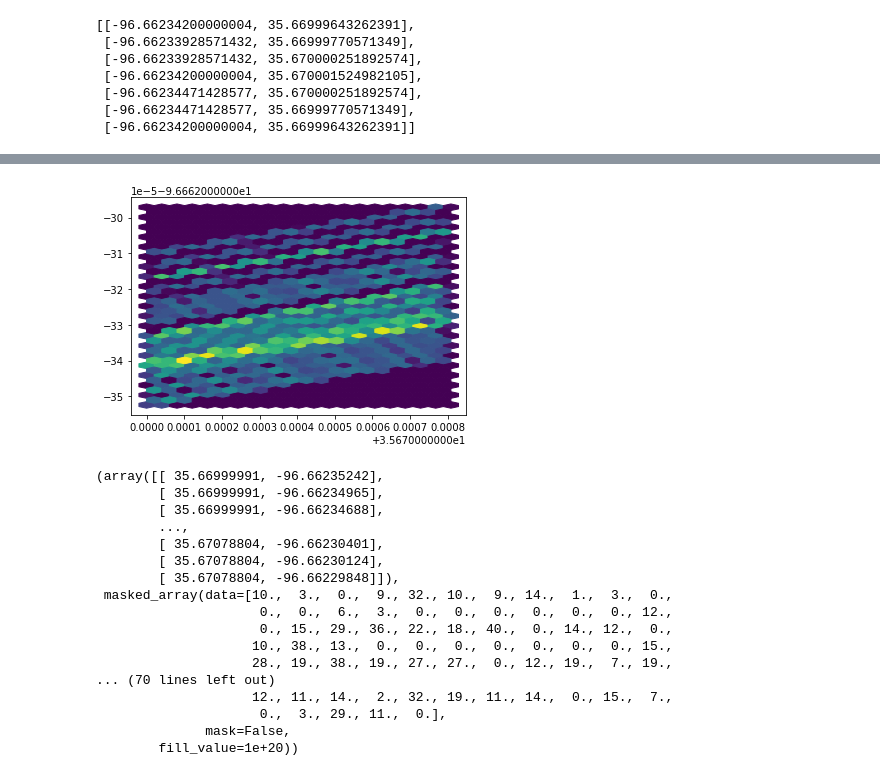
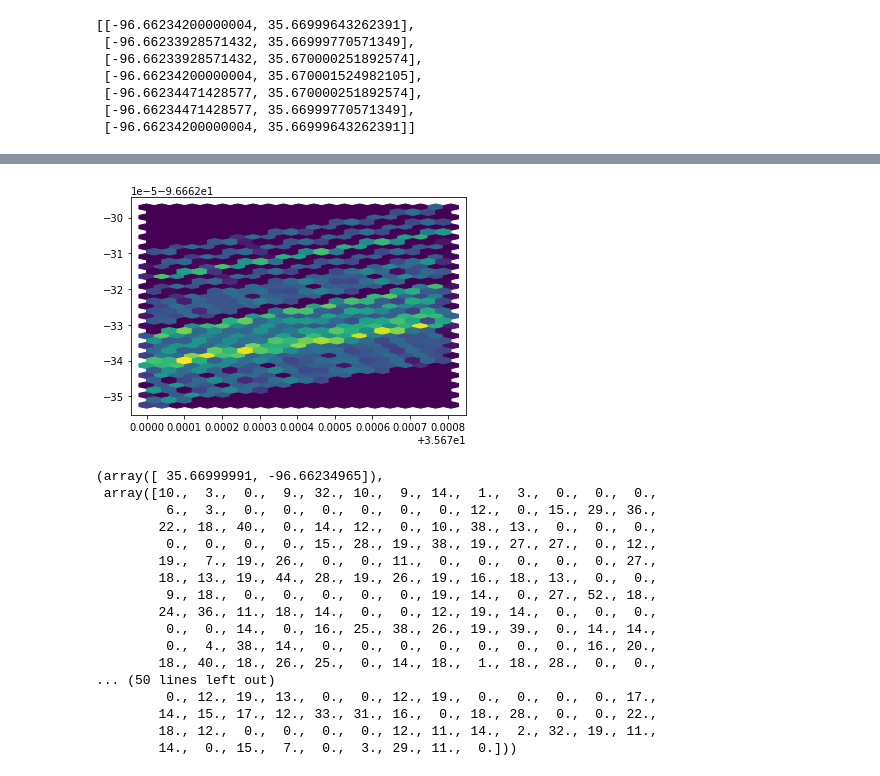
Before and after one commit to ShankarPoudel441/Thesis_Program, a Jupyter notebook: Notebooks/cluster_to_density.ipynb, the cells around one changed output, grey strips where cells are left out. Drawn from its saved outputs; the diff is of its cells as text; code cells hidden in the pictures.

```diff
--- a/Notebooks/cluster_to_density.ipynb
+++ b/Notebooks/cluster_to_density.ipynb
@@ -428,36 +436,36 @@ x, y, color_list, pts_in_hexagon = compute_hexbin(random_x, random_y, gridsize=2
 # %%
 x = full_data_projected["latitude"]
 y = full_data_projected["longitude"]
 
 cmap=plt.cm.Blues
 # grid_x=
 # grid_y=
 collection = plt.hexbin(x, y, bins=None, gridsize=(20,20))
 plt.show()
 # print(collection.properties())
 pts_in_hexagon = collection.get_array()
 # pts_in_hexagon
-collection.get_offsets(),collection.get_array()
+collection.get_offsets()[1],collection.get_array()
 # [collection.get_offsets()[0,0][0], collection.get_offsets()[0,1][0]],[collection.get_offsets()[0,0][1], collection.get_offsets()[0,1][1]]
 # %% [output]
-[figure, old version]
+[figure, new version]
-(array([[ 35.66999991, -96.66235242],
-        [ 35.66999991, -96.66234965],
-        [ 35.66999991, -96.66234688],
-        ...,
-        [ 35.67078804, -96.66230401],
-        [ 35.67078804, -96.66230124],
-        [ 35.67078804, -96.66229848]]),
- masked_array(data=[10.,  3.,  0.,  9., 32., 10.,  9., 14.,  1.,  3.,  0.,
-                     0.,  0.,  6.,  3.,  0.,  0.,  0.,  0.,  0.,  0., 12.,
-                     0., 15., 29., 36., 22., 18., 40.,  0., 14., 12.,  0.,
-                    10., 38., 13.,  0.,  0.,  0.,  0.,  0.,  0.,  0., 15.,
-                    28., 19., 38., 19., 27., 27.,  0., 12., 19.,  7., 19.,
-... (70 lines left out)
-                    12., 11., 14.,  2., 32., 19., 11., 14.,  0., 15.,  7.,
-                     0.,  3., 29., 11.,  0.],
-              mask=False,
-        fill_value=1e+20))
+(array([ 35.66999991, -96.66234965]),
+ array([10.,  3.,  0.,  9., 32., 10.,  9., 14.,  1.,  3.,  0.,  0.,  0.,
+         6.,  3.,  0.,  0.,  0.,  0.,  0.,  0., 12.,  0., 15., 29., 36.,
+        22., 18., 40.,  0., 14., 12.,  0., 10., 38., 13.,  0.,  0.,  0.,
+         0.,  0.,  0.,  0., 15., 28., 19., 38., 19., 27., 27.,  0., 12.,
+        19.,  7., 19., 26.,  0.,  0., 11.,  0.,  0.,  0.,  0.,  0., 27.,
+        18., 13., 19., 44., 28., 19., 26., 19., 16., 18., 13.,  0.,  0.,
+         9., 18.,  0.,  0.,  0.,  0.,  0., 19., 14.,  0., 27., 52., 18.,
+        24., 36., 11., 18., 14.,  0.,  0., 12., 19., 14.,  0.,  0.,  0.,
+         0.,  0., 14.,  0., 16., 25., 38., 26., 19., 39.,  0., 14., 14.,
+         0.,  4., 38., 14.,  0.,  0.,  0.,  0.,  0.,  0.,  0., 16., 20.,
+        18., 40., 18., 26., 25.,  0., 14., 18.,  1., 18., 28.,  0.,  0.,
+... (50 lines left out)
+         0., 12., 19., 13.,  0.,  0., 12., 19.,  0.,  0.,  0.,  0., 17.,
+        14., 15., 17., 12., 33., 31., 16.,  0., 18., 28.,  0.,  0., 22.,
+        18., 12.,  0.,  0.,  0.,  0., 12., 11., 14.,  2., 32., 19., 11.,
+        14.,  0., 15.,  7.,  0.,  3., 29., 11.,  0.]))
 # %%
 # ! pip install shapely
 # %%
```
Also changed, not shown: parts of 10 cells of this notebook, 2 other files.
